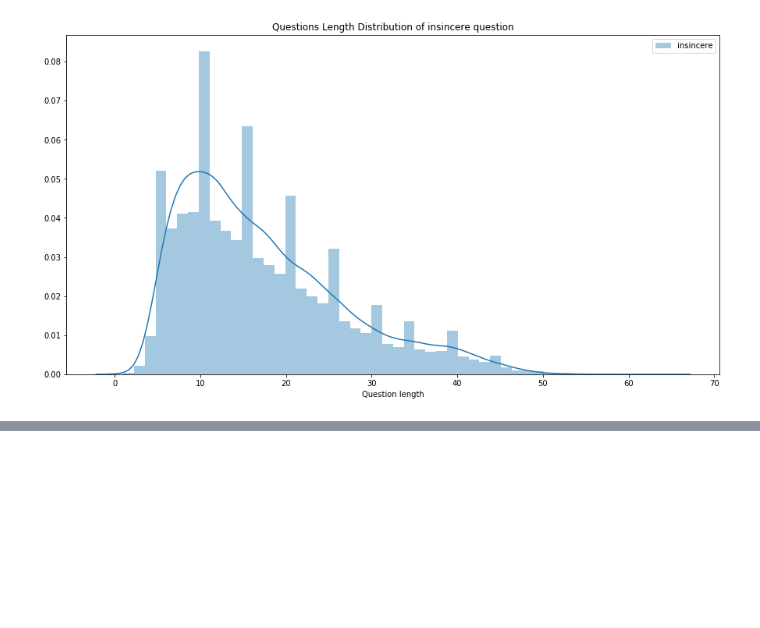
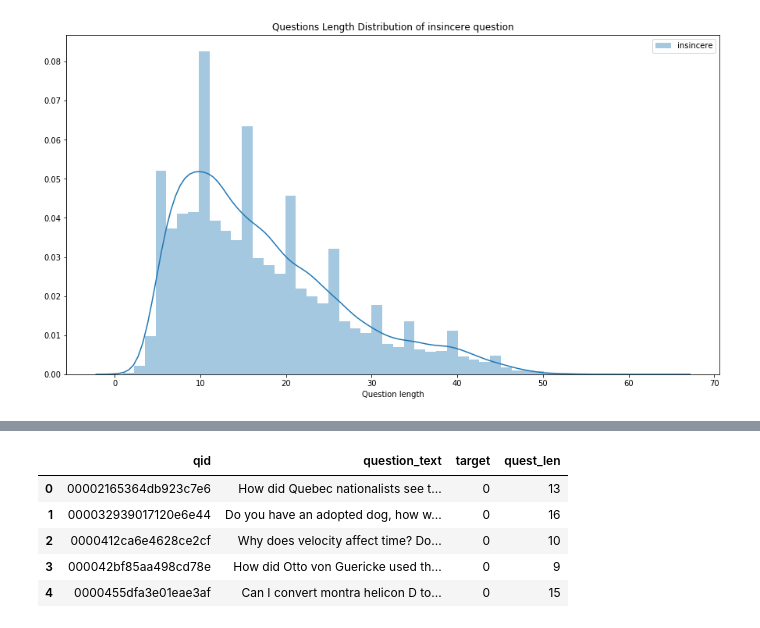
Before and after one commit to iamsauravsharma/insincere-question-classification, a Jupyter notebook: insincere_question_classification/misc/generate_data_images.ipynb, the cells around one changed output, grey strips where cells are left out. Cells and saved outputs as stored; diff of their text form; code cells hidden in the pictures; blank space fills up the shorter version.

```diff
--- a/insincere_question_classification/misc/generate_data_images.ipynb
+++ b/insincere_question_classification/misc/generate_data_images.ipynb
@@ -117,0 +161,9 @@ plt.show()
+# %%
+sincere.head()
+# %% [output]
+|  | qid | question_text | target | quest_len |
+| 0 | 00002165364db923c7e6 | How did Quebec nationalists see t... | 0 | 13 |
+| 1 | 000032939017120e6e44 | Do you have an adopted dog, how w... | 0 | 16 |
+| 2 | 0000412ca6e4628ce2cf | Why does velocity affect time? Do... | 0 | 10 |
+| 3 | 000042bf85aa498cd78e | How did Otto von Guericke used th... | 0 | 9 |
+| 4 | 0000455dfa3e01eae3af | Can I convert montra helicon D to... | 0 | 15 |
```
Also changed, not shown: parts of 14 cells of this notebook, 14 other files.
